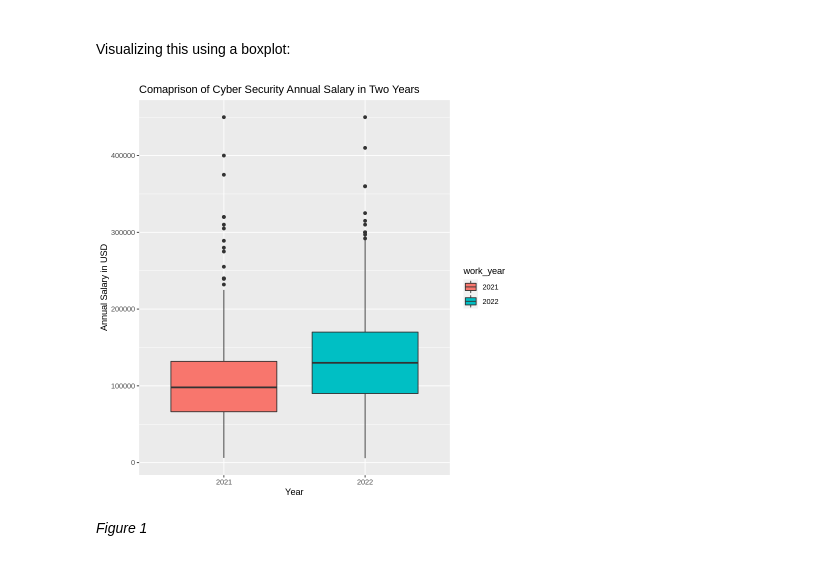
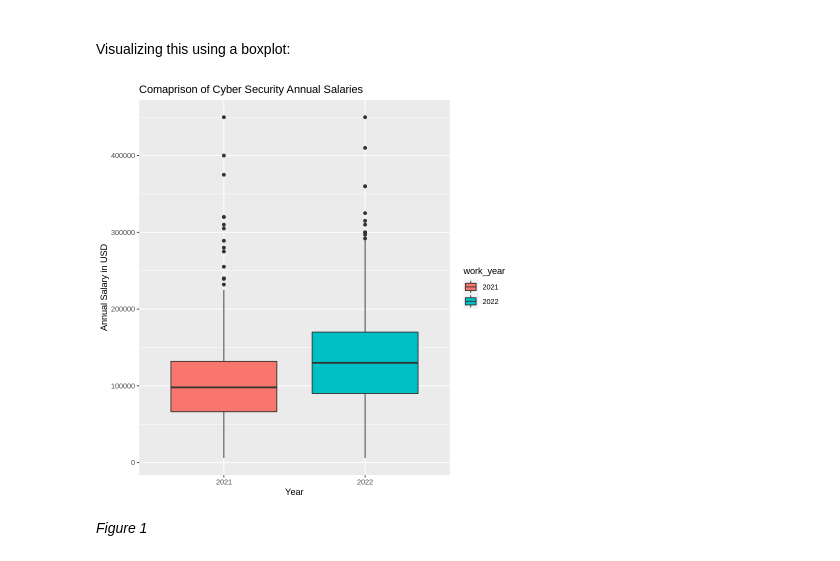
Before and after one commit to joelbonnie/CyberSecSalaryInference, a Jupyter notebook: finalReport.ipynb, the cells around one changed output. Drawn from its saved outputs; the diff is of its cells as text; code cells hidden in the pictures.

```diff
--- a/finalReport.ipynb
+++ b/finalReport.ipynb
@@ -114,15 +114,15 @@ A tibble: 2 × 4
 # %%
 # Using a box plot, we compare the average annual salaries of 2021 and 2022.
 options(scipen = 5000)
 aa_graph <- money_relevant |>
     ggplot() +
     geom_boxplot(aes(x = work_year, y = salary_in_usd, fill = work_year)) +
     xlab("Year") +
     ylab("Annual Salary in USD") +
-    ggtitle("Comaprison of Cyber Security Annual Salary in Two Years")
+    ggtitle("Comaprison of Cyber Security Annual Salaries")
 aa_graph
 # %% [output]
-[figure, old version]
+[figure, new version]
 # %% [markdown]
 *Figure 1*
 # %% [markdown]
```
Also changed, not shown: parts of 1 cell of this notebook.
